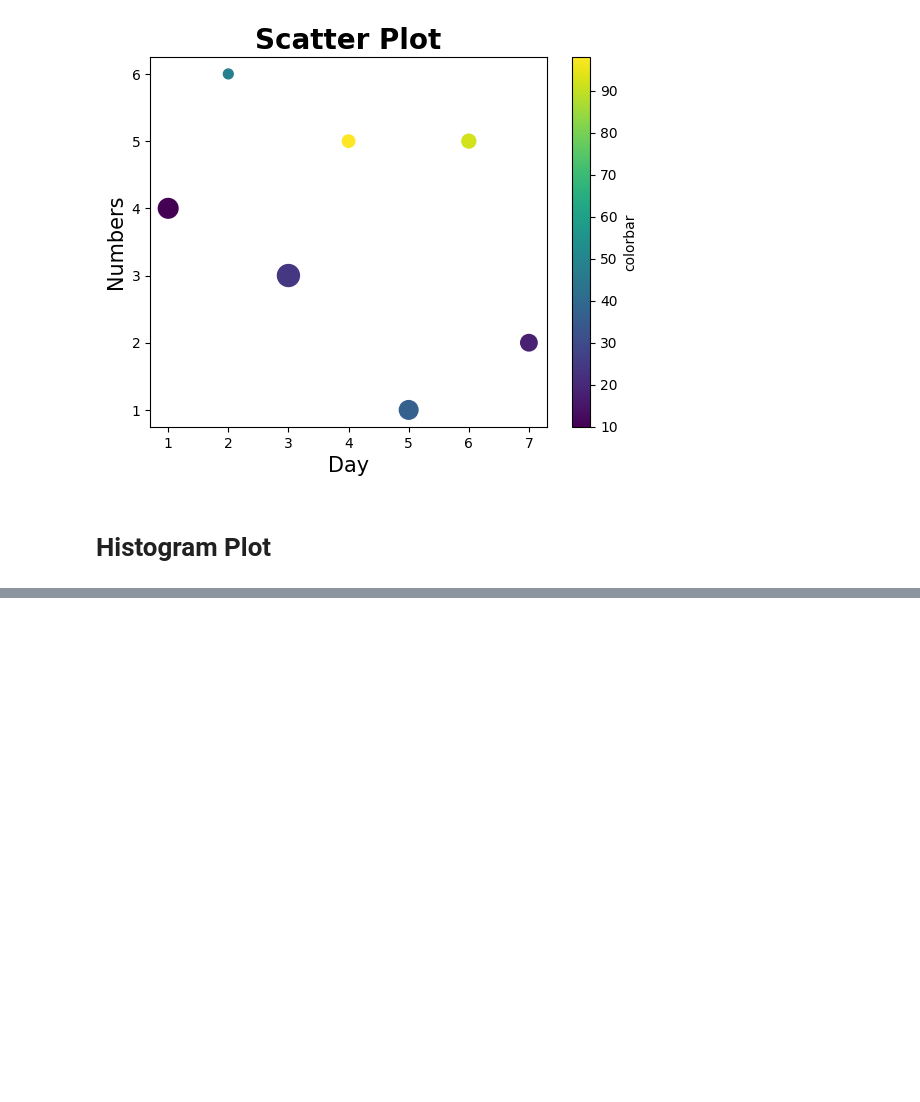
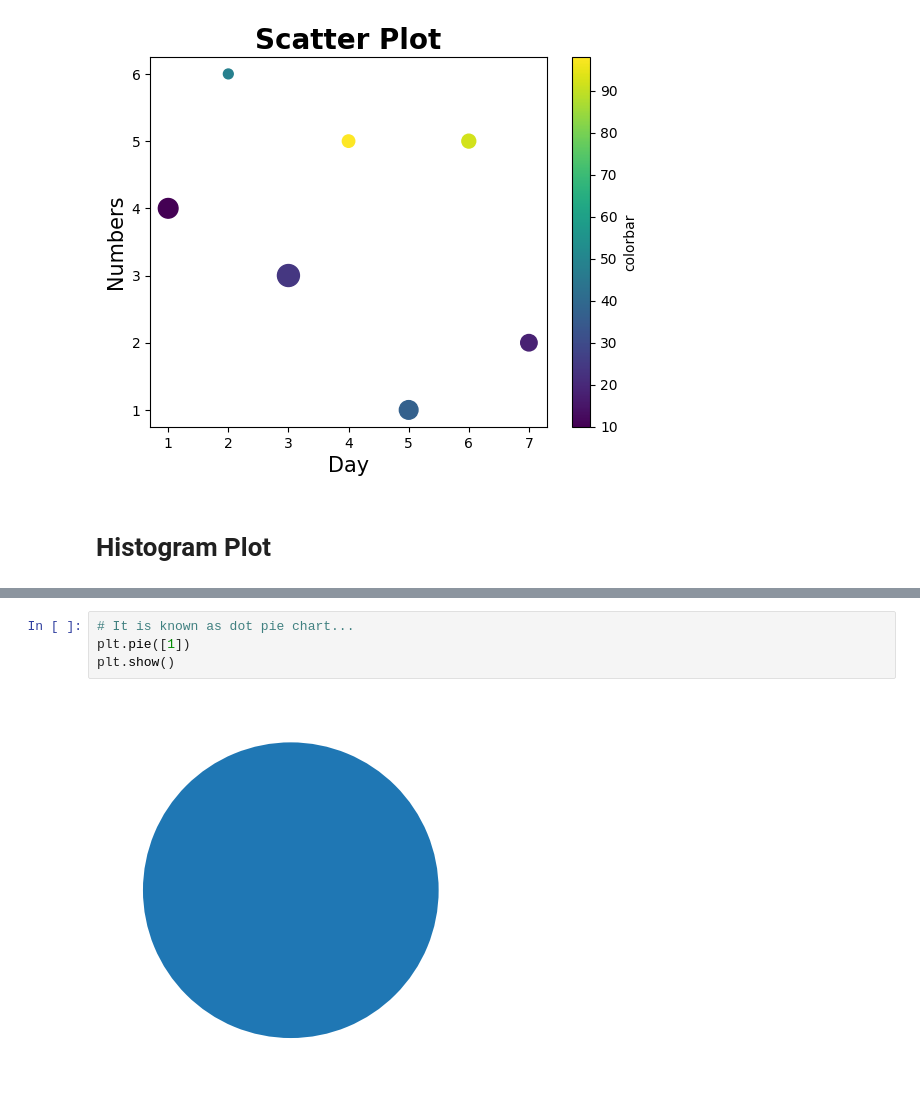
Before and after one commit to rajan-dhinoja/python_libraries, a Jupyter notebook: Matplotlib_Tutorial.ipynb, the cells around one changed output, grey strips where cells are left out. Saved outputs shown, nothing was run; the diff lists cells and outputs as text; blank space fills up the shorter version.

```diff
--- a/Matplotlib_Tutorial.ipynb
+++ b/Matplotlib_Tutorial.ipynb
@@ -134,0 +166,6 @@ plt.show()
+# %%
+# It is known as dot pie chart...
+plt.pie([1])
+plt.show()
+# %% [output]
+[figure, added]
```
Also changed, not shown: parts of 6 cells of this notebook.
